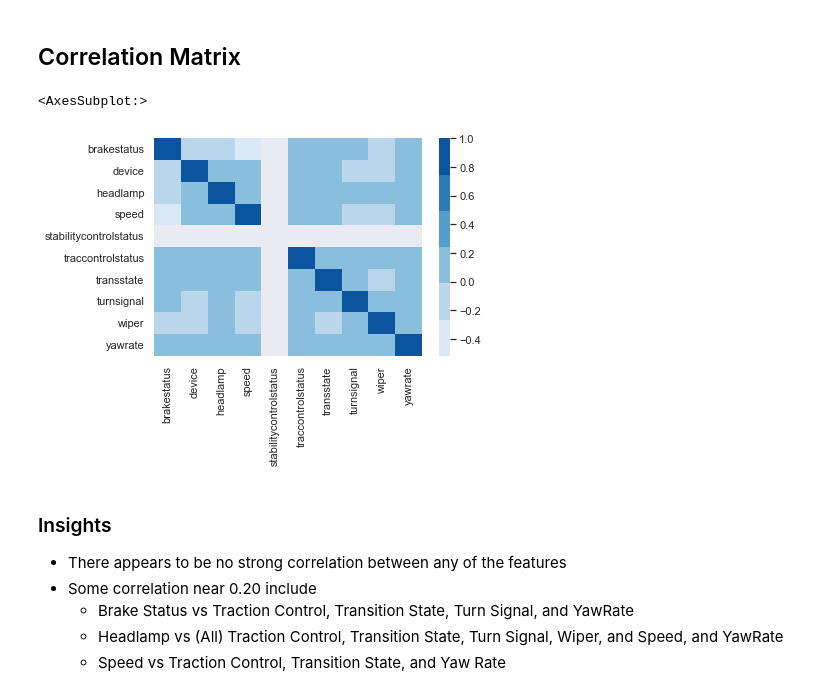
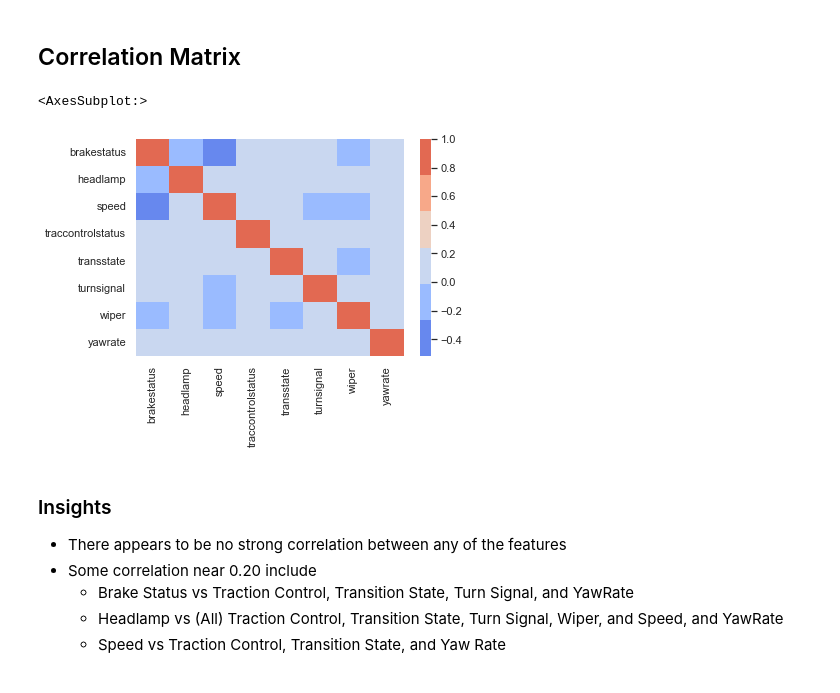
Before and after one commit to caroline-eggett/honda-interaction-analysis-hackathon, a Jupyter notebook: c_explore_host.ipynb, the cells around one changed output. Cells and saved outputs as stored; diff of their text form; code cells hidden in the pictures.

```diff
--- a/c_explore_host.ipynb
+++ b/c_explore_host.ipynb
@@ -43,12 +44,12 @@ df_host_subset.head()
 ## Correlation Matrix
 # %%
 # creating a colormap
-colormap = sns.color_palette("Blues")
-
-sns.heatmap(df_host.corr(), cmap=colormap)
+colormap = sns.color_palette("coolwarm")
+df_host_scs = df_host[['brakestatus', 'headlamp', 'speed', 'traccontrolstatus', 'transstate', 'turnsignal', 'wiper', 'yawrate']]
+sns.heatmap(df_host_scs.corr(), cmap=colormap)
 # %% [output]
 <AxesSubplot:>
-[figure, old version]
+[figure, new version]
 # %% [markdown]
 ### Insights
 
```
Also changed, not shown: parts of 10 cells of this notebook, 6 other files.
